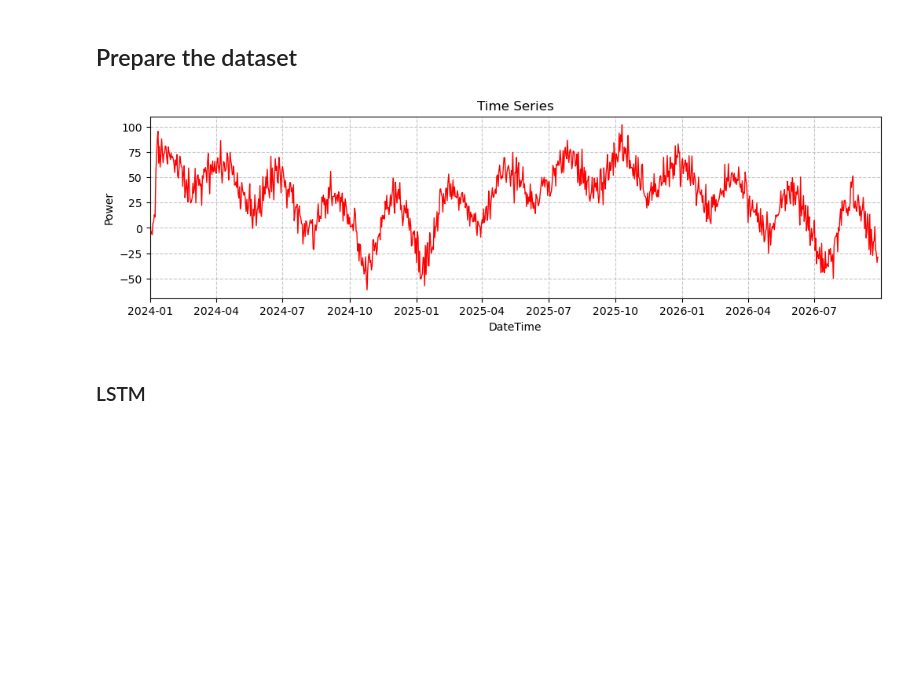
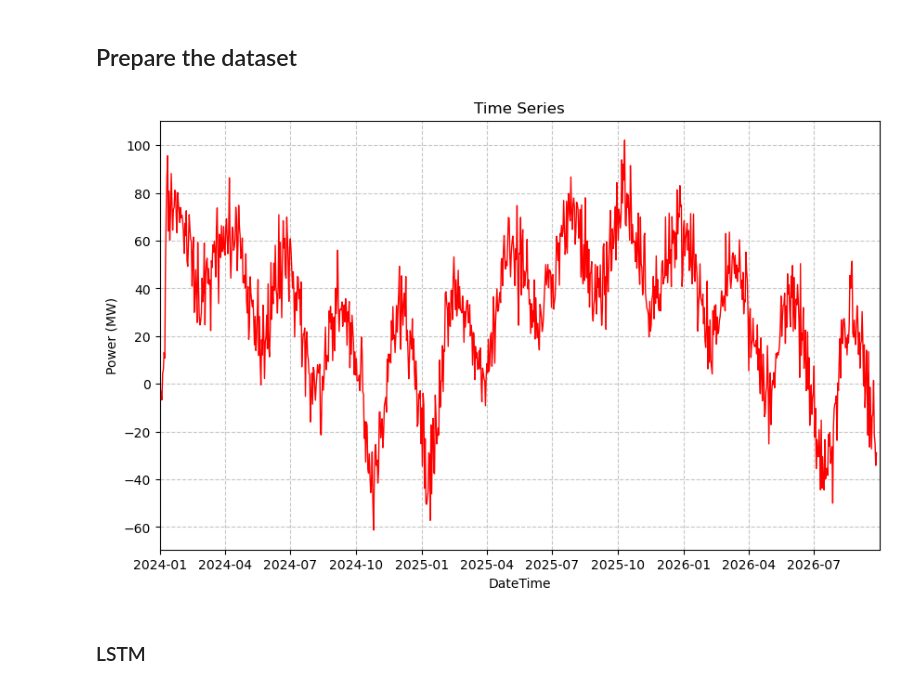
Before and after one commit to YotsapatSK140/Internship, a Jupyter notebook: Synthetic_Dataset/Synthetic_Dataset_Advanced.ipynb, the cells around one changed output. Drawn from its saved outputs; the diff is of its cells as text; code cells hidden in the pictures; blank space fills up the shorter version.

```diff
--- a/Synthetic_Dataset/Synthetic_Dataset_Advanced.ipynb
+++ b/Synthetic_Dataset/Synthetic_Dataset_Advanced.ipynb
@@ -87,36 +87,36 @@ def y_t(x):
         term4 = C4 * torch.exp(-torch.abs(y[i-4]))
 
         # Term 5: C5 * cos(w_y4 * y(t-5) + w_x4 * x(t-8))
         term5 = C5 * torch.cos(w_y4 * y[i-5] + w_x4 * x[i-8])
 
         # Sum all terms to get the current y(t) value
         y_current = term1 + term2 + term3 + term4 + term5
         y[i] = y_current
 
     return y
 
 y_noiseless = 25 * y_t(x_seq)
 y = y_noiseless + 10 * torch.randn(y_noiseless.shape)
 
 scaler = StandardScaler()
 y_scaled = scaler.fit_transform(y.reshape(-1, 1)).flatten()
 
 df = pd.DataFrame({'DateTime': DateTime, 'Power': y.numpy(), 'Power_scaled': y_scaled}, index=DateTime)
 
 loss_dict = {}
 
 ##### Visualize y ######
 
-fig1 = plt.figure(figsize=(12, 3))
+fig1 = plt.figure(figsize=(10, 6))
 plt.plot(DateTime, y.numpy(), label='y', color='red', linewidth=1)
 plt.title('Time Series')
 plt.xlabel('DateTime')
-plt.ylabel('Power')
+plt.ylabel('Power (MW)')
 plt.xlim(pd.to_datetime('2024-01-01'), pd.to_datetime('2026-09-30'))
 plt.grid(True, linestyle='--', alpha=0.7)
 plt.show()
 # %% [output]
-[figure, old version]
+[figure, new version]
 # %%
 import plotly.graph_objects as go
 
```
Also changed, not shown: parts of 10 cells of this notebook, 1 other file.
